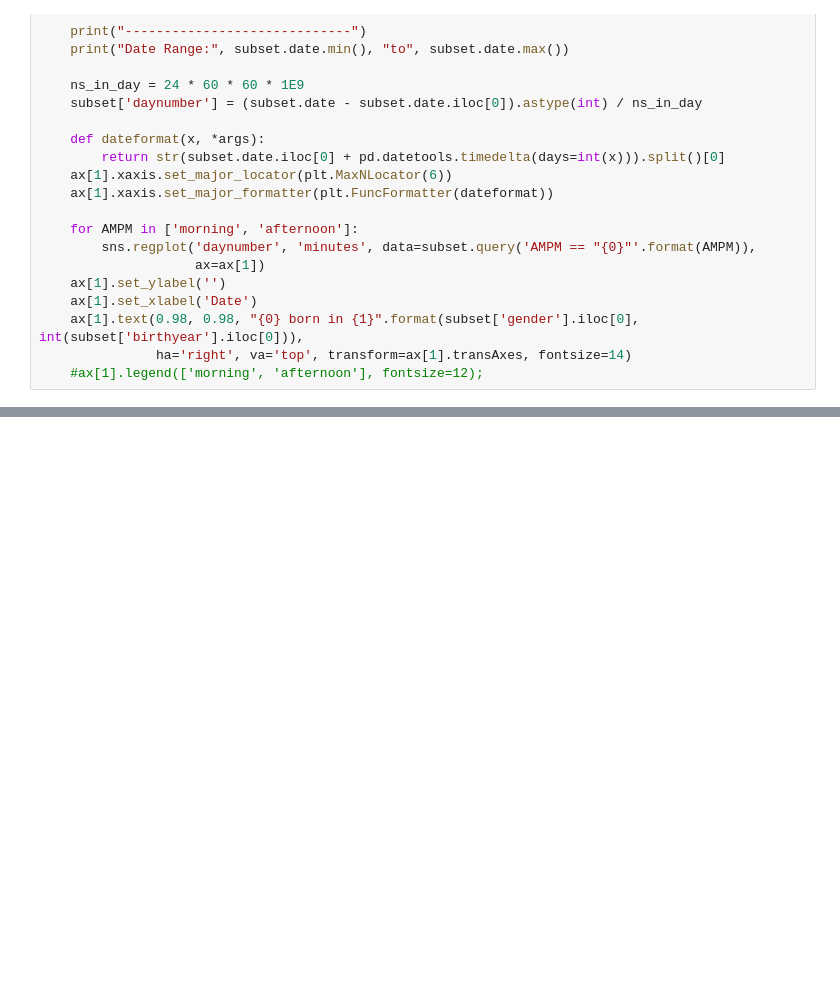
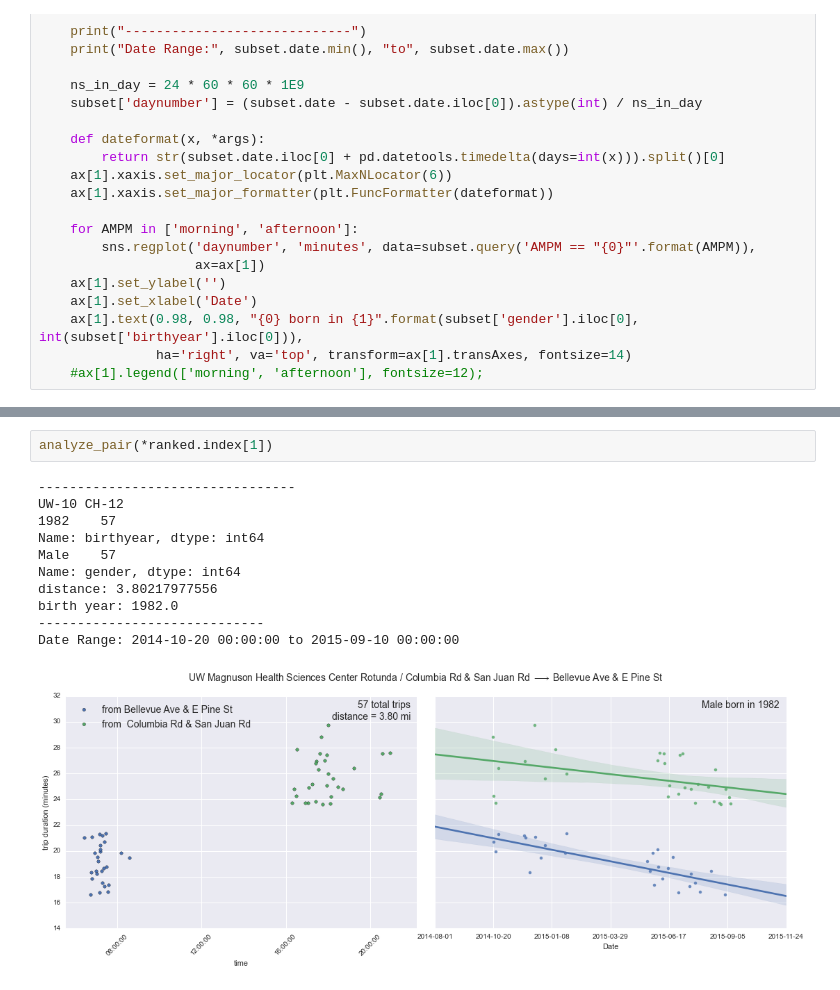
Before and after one commit to jakevdp/ProntoData, a Jupyter notebook: ExtremePronto.ipynb, the cells around one changed output, grey strips where cells are left out. Saved outputs shown, nothing was run; the diff lists cells and outputs as text; blank space fills up the shorter version.

```diff
--- a/ExtremePronto.ipynb
+++ b/ExtremePronto.ipynb
@@ -308,0 +294,14 @@ Date Range: 2014-10-24 00:00:00 to 2015-10-12 00:00:00
+# %%
+analyze_pair(*ranked.index[1])
+# %% [output]
+---------------------------------
+UW-10 CH-12
+1982    57
+Name: birthyear, dtype: int64
+Male    57
+Name: gender, dtype: int64
+distance: 3.80217977556
+birth year: 1982.0
+-----------------------------
+Date Range: 2014-10-20 00:00:00 to 2015-09-10 00:00:00
+[figure, added]
```
Also changed, not shown: parts of 6 cells of this notebook.
